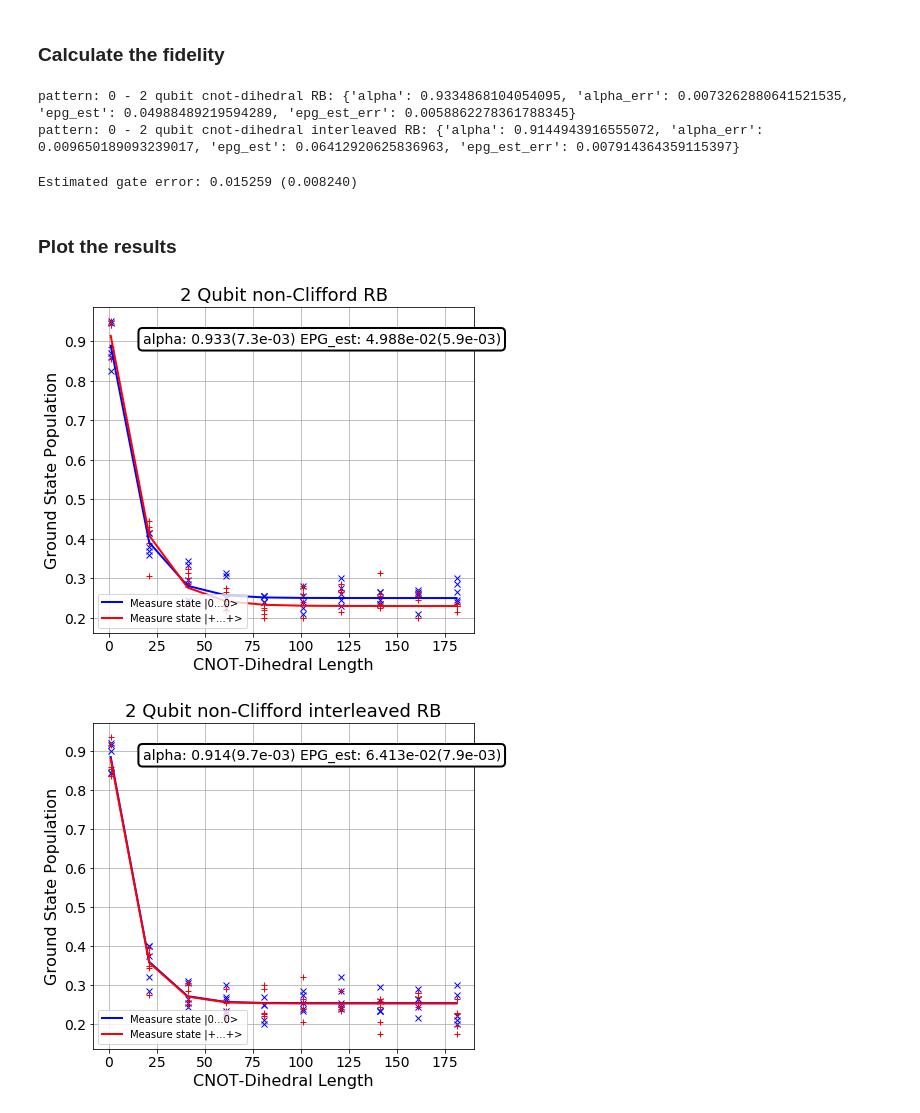
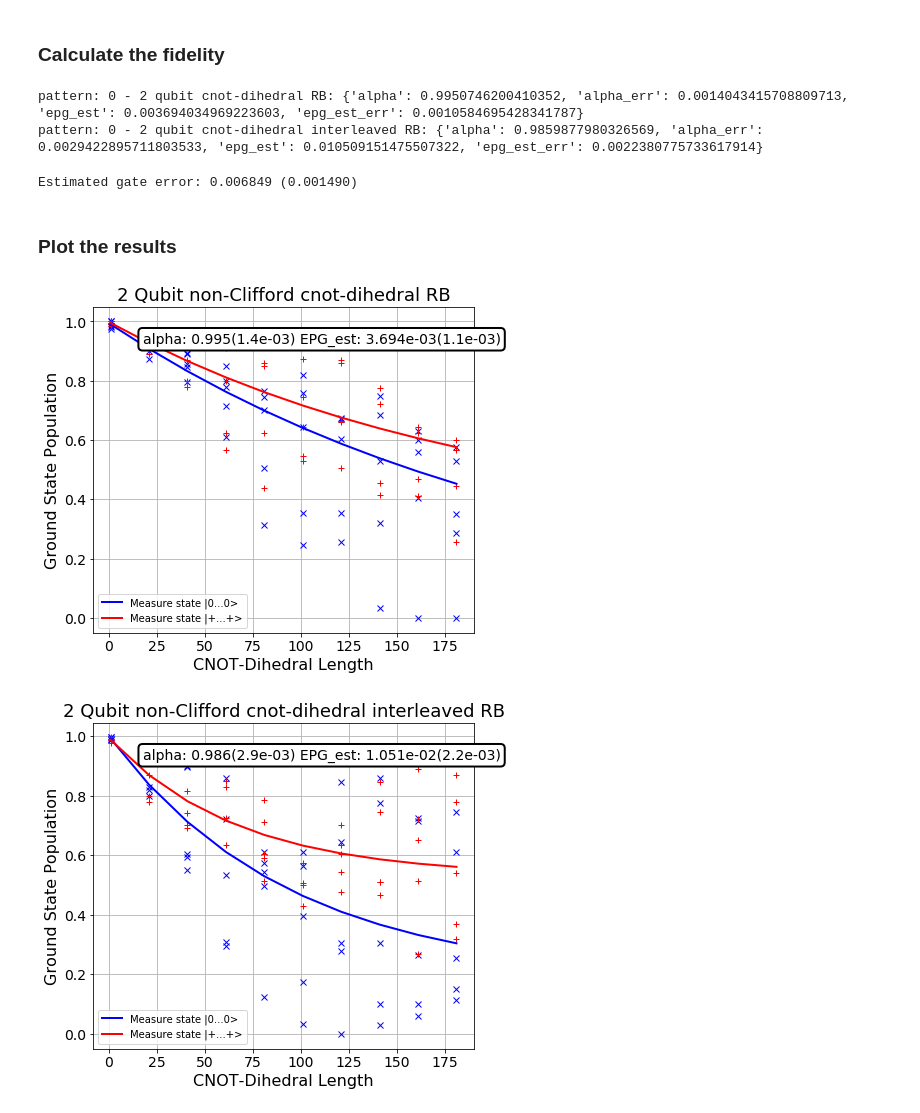
Before and after one commit to ShellyGarion/qiskit-ignis, a Jupyter notebook: examples/CS_simulation.ipynb, the cells around one changed output. Cells and saved outputs as stored; diff of their text form; code cells hidden in the pictures.

Commit message:
updated notebook with coherent unitary error

```diff
--- a/examples/CS_simulation.ipynb
+++ b/examples/CS_simulation.ipynb
@@ -150,0 +126,31 @@ NoiseModel:
+# %%
+### Add coherent unitary error to "cs" gate
+
+def err_unitary(angle_err):
+    err_unitary = np.zeros([2, 2], dtype=complex)
+    for i in range(2):
+        err_unitary[i, i] = np.cos(angle_err)
+        err_unitary[i, (i+1) % 2] = np.sin(angle_err)
+    err_unitary[0, 1] *= -1.0
+    return (err_unitary)
+
+err_unitary_cs = np.kron(err_unitary(0.02), err_unitary(0.02))
+err_unitary_cx = np.kron(err_unitary(0.04), err_unitary(0.04))
+err_unitary_u3 = err_unitary(0.002)
+
+print ("err_unitary_u3:", err_unitary_u3)
+print ("err_unitary_cs:", err_unitary_cs)
+print ("err_unitary_cx:", err_unitary_cx)
+
+cx_error = errors.coherent_unitary_error(err_unitary_cx)
+cs_error = errors.coherent_unitary_error(err_unitary_cs)
+u3_error = errors.coherent_unitary_error(err_unitary_u3)
+
+noise_model = NoiseModel()
+noise_model.add_all_qubit_quantum_error(u3_error, 'u3')
+noise_model.add_all_qubit_quantum_error(cx_error, 'cx')
+noise_model.add_all_qubit_quantum_error(cs_error, 'cs')
+
+noise_model.add_basis_gates(['unitary'])
+basis_gates = noise_model.basis_gates
+print(basis_gates)
@@ -314,8 +336,8 @@ for patt_ind, pattern in enumerate(rb_pattern):
 for patt_ind, pattern in enumerate(rb_pattern):
     print ('pattern:', patt_ind, '-', len(pattern), 'qubit cnot-dihedral interleaved RB:', joint_int_rb_fit.fit_cnotdihedral[patt_ind])
 # %% [output]
-pattern: 0 - 2 qubit cnot-dihedral RB: {'alpha': 0.9334868104054095, 'alpha_err': 0.0073262880641521535, 'epg_est': 0.04988489219594289, 'epg_est_err': 0.0058862278361788345}
-pattern: 0 - 2 qubit cnot-dihedral interleaved RB: {'alpha': 0.9144943916555072, 'alpha_err': 0.009650189093239017, 'epg_est': 0.06412920625836963, 'epg_est_err': 0.007914364359115397}
+pattern: 0 - 2 qubit cnot-dihedral RB: {'alpha': 0.9950746200410352, 'alpha_err': 0.0014043415708809713, 'epg_est': 0.003694034969223603, 'epg_est_err': 0.0010584695428341787}
+pattern: 0 - 2 qubit cnot-dihedral interleaved RB: {'alpha': 0.9859877980326569, 'alpha_err': 0.0029422895711803533, 'epg_est': 0.010509151475507322, 'epg_est_err': 0.0022380775733617914}
 # %%
 #Expected error of the interleaved cs gate
 alpha = joint_rb_fit.fit_cnotdihedral[0]['alpha']
@@ -332,7 +354,7 @@ r_est_err = ((nrb - 1) / nrb) * (alpha_c / alpha) * (np.sqrt(alpha_err_sq + alph
 
 print ("Estimated gate error: %f (%f)" %(r_est, r_est_err))
 # %% [output]
-Estimated gate error: 0.015259 (0.008240)
+Estimated gate error: 0.006849 (0.001490)
 # %% [markdown]
 ### Plot the results
 # %%
@@ -347,25 +369,25 @@ for i in range(1):
     joint_rb_fit.plot_rb_data(pattern_ind, ax=ax, add_label=True, show_plt=False)
 
     # Add title and label
-    ax.set_title('%d Qubit non-Clifford RB'%(len(rb_opts['rb_pattern'][i])), fontsize=18)
+    ax.set_title('%d Qubit non-Clifford cnot-dihedral RB'%(len(rb_opts['rb_pattern'][i])), fontsize=18)
 
 plt.show()
 # %% [output]
-[figure, old version]
+[figure, new version]
 # %%
 #Plot the joint interleaved RB data
 plt.figure(figsize=(15, 6))
 
 for i in range(1):
     ax = plt.subplot(1, 2, i+1)
     pattern_ind = i
 
     # Plot the essence by calling plot_rb_data
     joint_int_rb_fit.plot_rb_data(pattern_ind, ax=ax, add_label=True, show_plt=False)
 
     # Add title and label
-    ax.set_title('%d Qubit non-Clifford interleaved RB'%(len(rb_opts['rb_pattern'][i])), fontsize=18)
+    ax.set_title('%d Qubit non-Clifford cnot-dihedral interleaved RB'%(len(rb_opts['rb_pattern'][i])), fontsize=18)
 
 plt.show()
 # %% [output]
-[figure, old version]
+[figure, new version]
```
Also changed, not shown: parts of 9 cells of this notebook.
